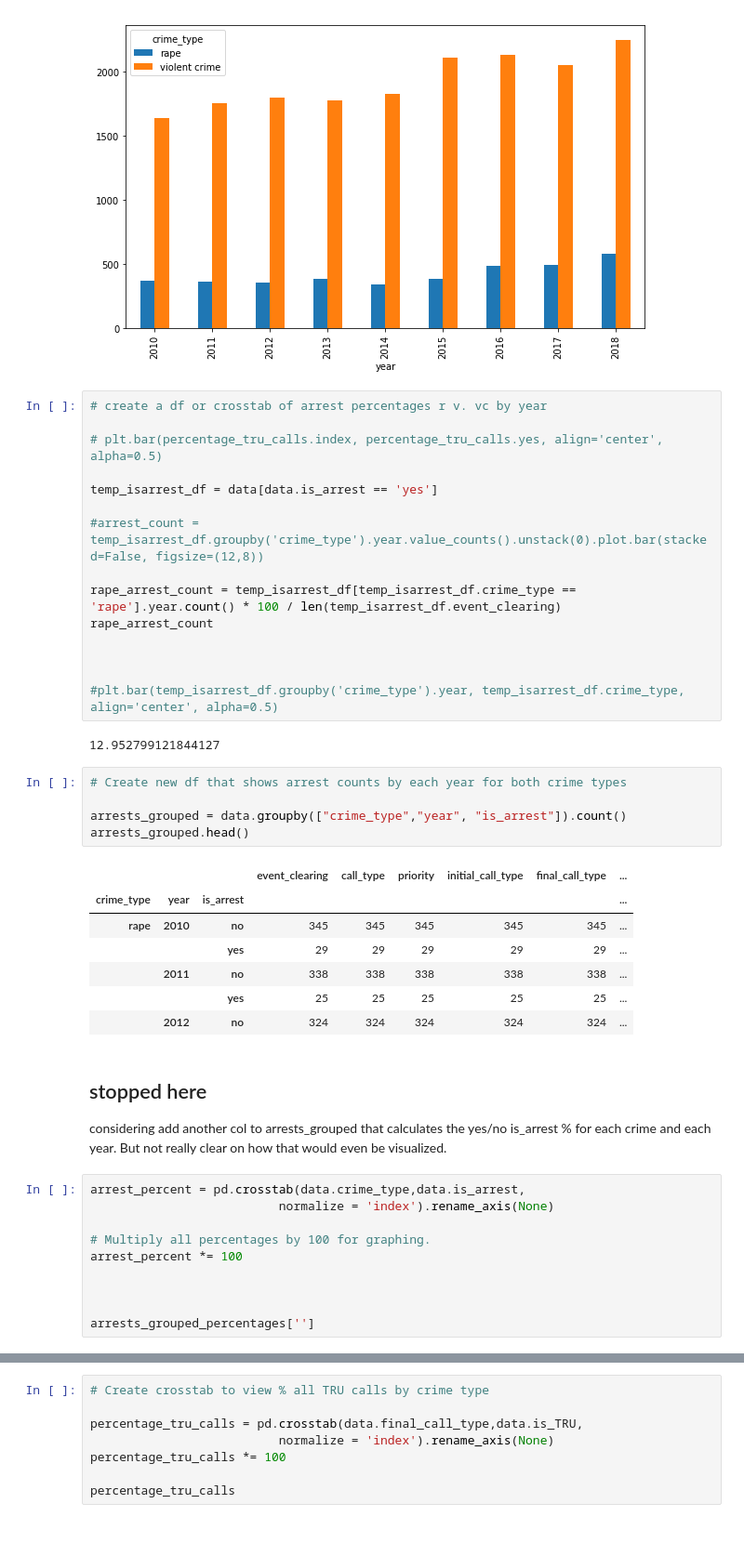
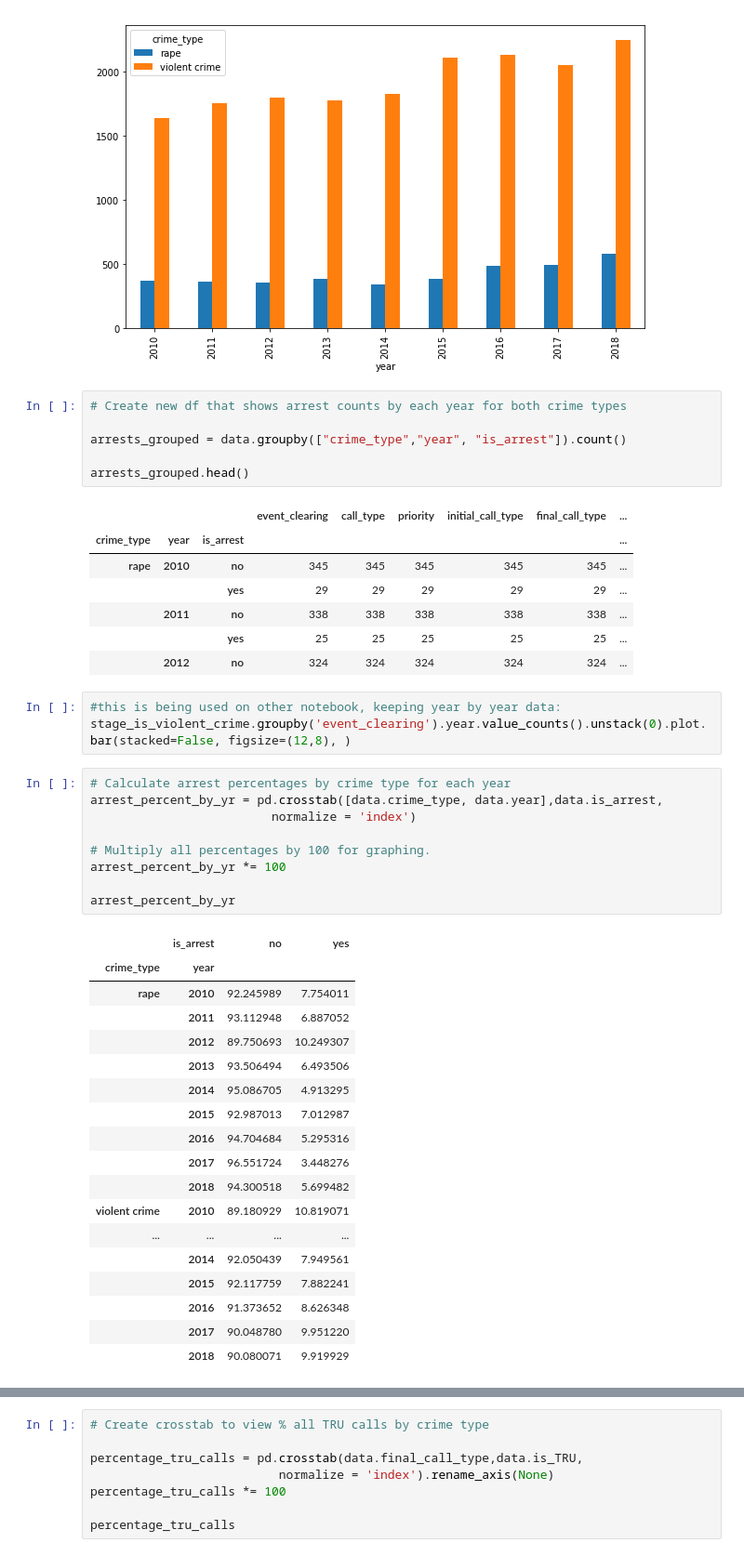
Before and after one commit to teacupwoozy/spd_notebook_archive, a Jupyter notebook: spd_notebook/2010-2018_sexcrimes_violentcrimes_percentages.ipynb, the cells around one changed output, grey strips where cells are left out. Shown: that part at 93% size. Saved outputs shown, nothing was run; the diff lists cells and outputs as text; blank space fills up the shorter version.

```diff
--- a/spd_notebook/2010-2018_sexcrimes_violentcrimes_percentages.ipynb
+++ b/spd_notebook/2010-2018_sexcrimes_violentcrimes_percentages.ipynb
@@ -246,27 +248,11 @@ data.groupby('crime_type').year.value_counts().unstack(0).plot.bar(stacked=False
 # %% [output]
 <matplotlib.axes._subplots.AxesSubplot at 0x...>
 [figure]
-# %%
-# create a df or crosstab of arrest percentages r v. vc by year
-
-# plt.bar(percentage_tru_calls.index, percentage_tru_calls.yes, align='center', alpha=0.5)
-
-temp_isarrest_df = data[data.is_arrest == 'yes']
-
-#arrest_count = temp_isarrest_df.groupby('crime_type').year.value_counts().unstack(0).plot.bar(stacked=False, figsize=(12,8))
-
-rape_arrest_count = temp_isarrest_df[temp_isarrest_df.crime_type == 'rape'].year.count() * 100 / len(temp_isarrest_df.event_clearing)
-rape_arrest_count
-
-
-
-#plt.bar(temp_isarrest_df.groupby('crime_type').year, temp_isarrest_df.crime_type, align='center', alpha=0.5)
-# %% [output]
-12.952799121844127
 # %%
 # Create new df that shows arrest counts by each year for both crime types
 
 arrests_grouped = data.groupby(["crime_type","year", "is_arrest"]).count()
+
 arrests_grouped.head()
 # %% [output]
 |  |  |  | event_clearing | call_type | priority | initial_call_type | final_call_type | ... |
@@ -276,17 +262,34 @@ arrests_grouped.head()
 |  | 2011 | no | 338 | 338 | 338 | 338 | 338 | ... |
 |  |  | yes | 25 | 25 | 25 | 25 | 25 | ... |
 |  | 2012 | no | 324 | 324 | 324 | 324 | 324 | ... |
-# %% [markdown]
-## stopped here
-
-considering add another col to arrests_grouped that calculates the yes/no is_arrest % for each crime and each year.  But not really clear on how that would even be visualized.
+# %%
+#this is being used on other notebook, keeping year by year data:
+stage_is_violent_crime.groupby('event_clearing').year.value_counts().unstack(0).plot.bar(stacked=False, figsize=(12,8), )
 # %%
-arrest_percent = pd.crosstab(data.crime_type,data.is_arrest,
-                          normalize = 'index').rename_axis(None)
+# Calculate arrest percentages by crime type for each year
+arrest_percent_by_yr = pd.crosstab([data.crime_type, data.year],data.is_arrest,
+                         normalize = 'index')
 
 # Multiply all percentages by 100 for graphing.
-arrest_percent *= 100
+arrest_percent_by_yr *= 100
 
-
-
-arrests_grouped_percentages['']
+arrest_percent_by_yr
+# %% [output]
+|  | is_arrest | no | yes |
+| crime_type | year |  |  |
+| rape | 2010 | 92.245989 | 7.754011 |
+|  | 2011 | 93.112948 | 6.887052 |
+|  | 2012 | 89.750693 | 10.249307 |
+|  | 2013 | 93.506494 | 6.493506 |
+|  | 2014 | 95.086705 | 4.913295 |
+|  | 2015 | 92.987013 | 7.012987 |
+|  | 2016 | 94.704684 | 5.295316 |
+|  | 2017 | 96.551724 | 3.448276 |
+|  | 2018 | 94.300518 | 5.699482 |
+| violent crime | 2010 | 89.180929 | 10.819071 |
+| ... | ... | ... | ... |
+|  | 2014 | 92.050439 | 7.949561 |
+|  | 2015 | 92.117759 | 7.882241 |
+|  | 2016 | 91.373652 | 8.626348 |
+|  | 2017 | 90.048780 | 9.951220 |
+|  | 2018 | 90.080071 | 9.919929 |
```
Also changed, not shown: parts of 5 cells of this notebook.
